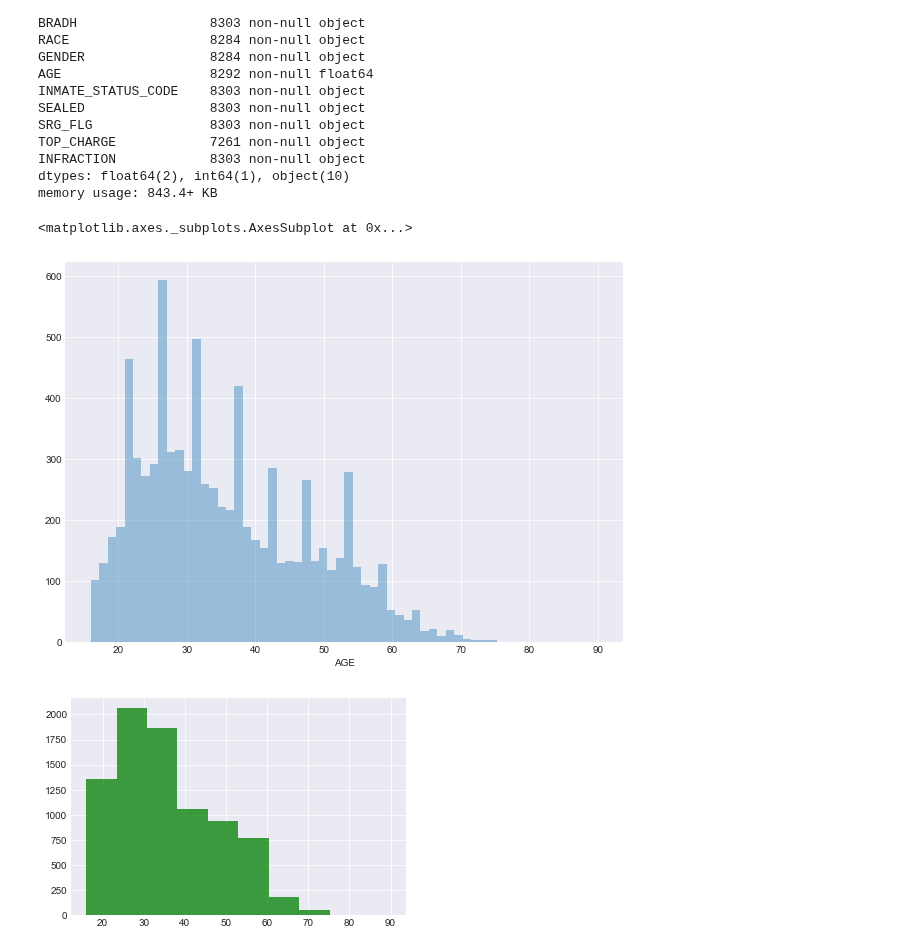
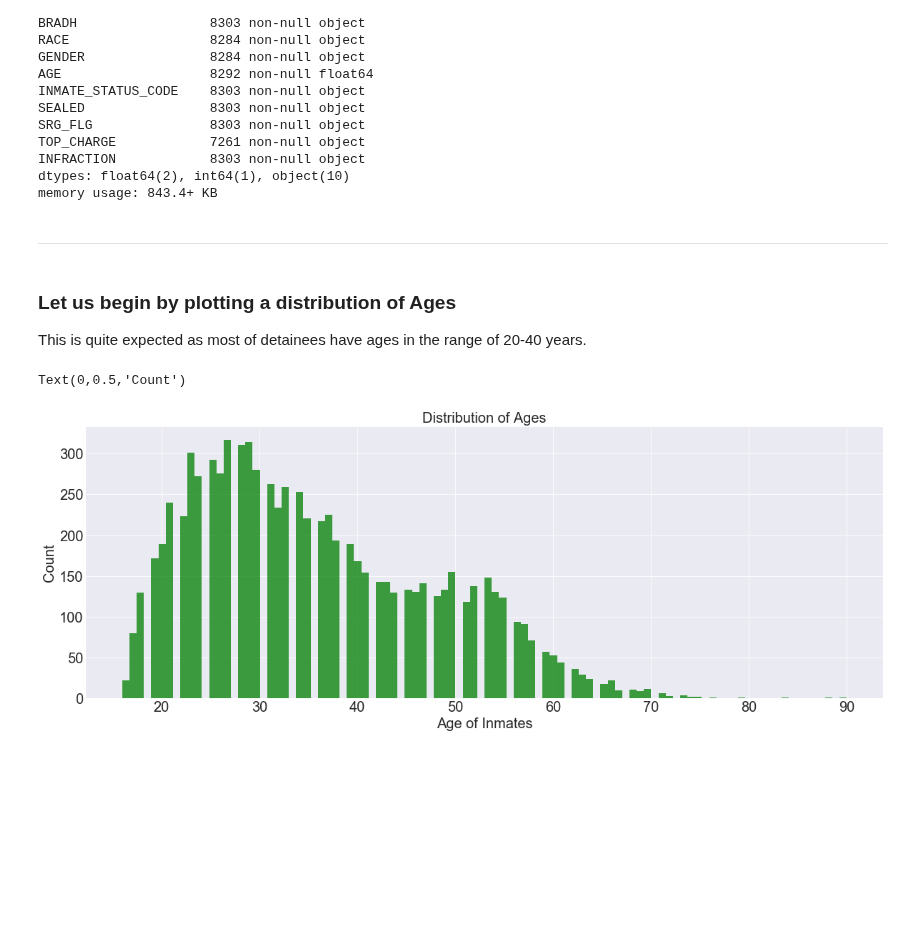
Before and after one commit to sominw/Kaggle, a Jupyter notebook: NYC Inmates Study/Starter Notebook-EDA.ipynb, the cells around one changed output. Cells and saved outputs as stored; diff of their text form; code cells hidden in the pictures; blank space fills up the shorter version.

```diff
--- a/NYC Inmates Study/Starter Notebook-EDA.ipynb
+++ b/NYC Inmates Study/Starter Notebook-EDA.ipynb
@@ -38,13 +63,18 @@ TOP_CHARGE            7261 non-null object
 INFRACTION            8303 non-null object
 dtypes: float64(2), int64(1), object(10)
 memory usage: 843.4+ KB
-# %%
-plt.figure(figsize=(10,7))
-sns.distplot(pd.to_numeric(data.AGE).dropna(), kde=False, label="Age", bins=60)
-# %% [output]
-<matplotlib.axes._subplots.AxesSubplot at 0x...>
-[figure, removed]
+# %% [markdown]
+---
+# %% [markdown]
+### Let us begin by plotting a distribution of Ages
+
+This is quite expected as most of detainees have ages in the range of 20-40 years.
 # %%
-h = plt.hist(pd.to_numeric(data.AGE).dropna(), facecolor='g', alpha=0.75)
+plt.figure(figsize=(20,7))
+h = plt.hist(pd.to_numeric(data.AGE).dropna(), facecolor='g', alpha=0.75, bins=100)
+plt.title("Distribution of Ages")
+plt.xlabel("Age of Inmates")
+plt.ylabel("Count")
 # %% [output]
+Text(0,0.5,'Count')
-[figure, old version]
+[figure, new version]
```
Also changed, not shown: parts of 17 cells of this notebook.
